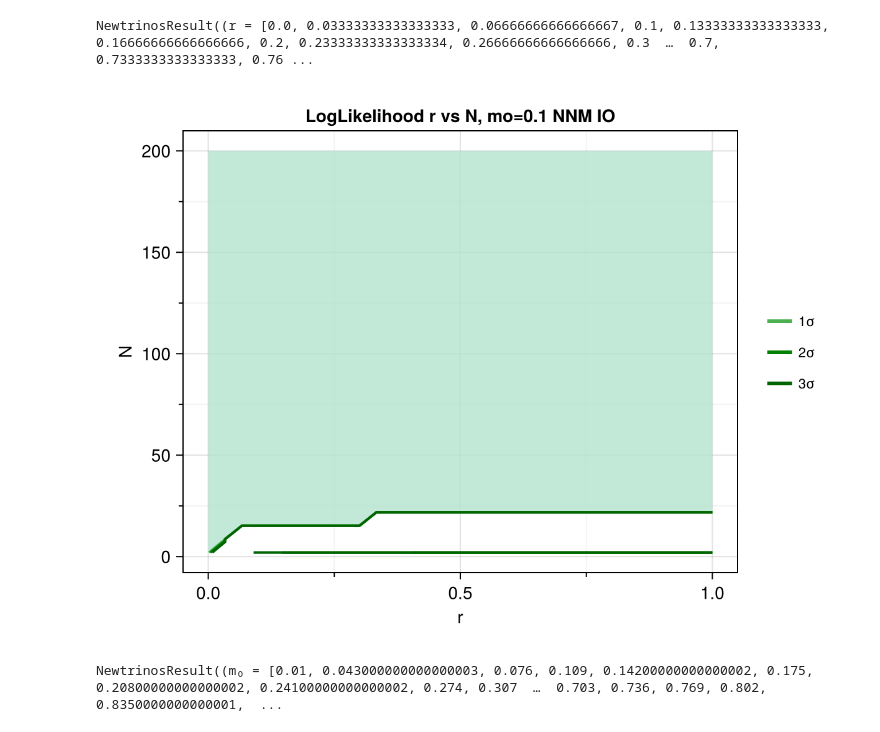
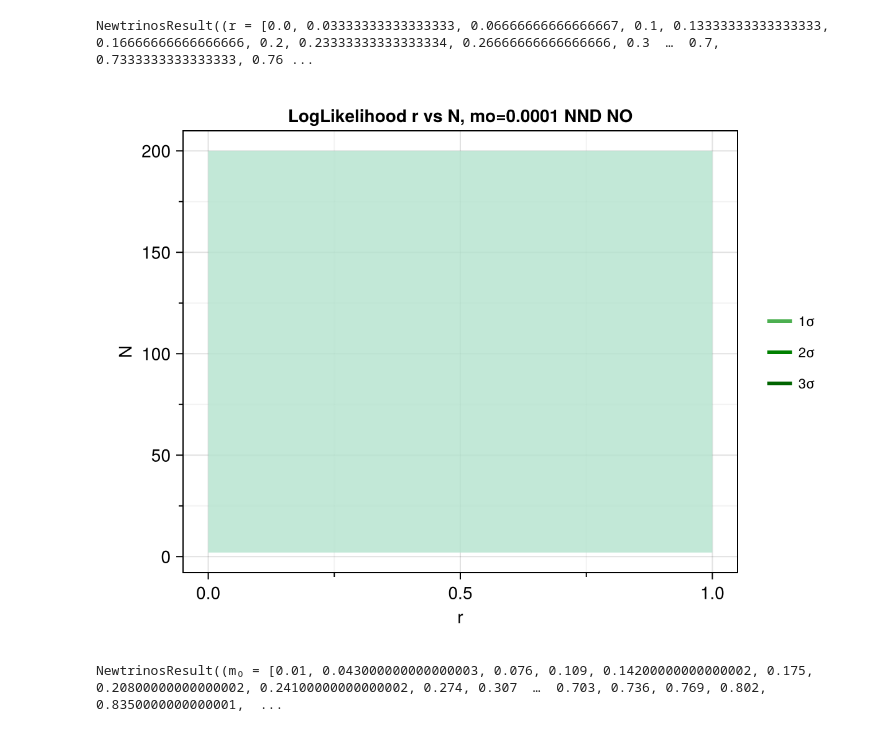
Before and after one commit to philippeller/Newtrinos.jl, a Jupyter notebook: src/experiments/katrin/katrin_final.ipynb, the cells around one changed output. Drawn from its saved outputs; the diff is of its cells as text; code cells hidden in the pictures.

```diff
--- a/src/experiments/katrin/katrin_final.ipynb
+++ b/src/experiments/katrin/katrin_final.ipynb
@@ -45,7 +45,7 @@ using Revise
 using Newtrinos
 
 osc_cfg = Newtrinos.osc.OscillationConfig(
-    flavour=Newtrinos.osc.NNM(),
+    flavour=Newtrinos.osc.NND(),
     propagation=Newtrinos.osc.Basic(),
     states=Newtrinos.osc.All(),
     interaction=Newtrinos.osc.SI()
@@ -111,7 +111,7 @@ save("/home/sofialon/Newtrinos.jl/plots_NP/katrin/katrin_rm0_NNM_IO_N=$N.png", i
 
 all_priors = Newtrinos.get_priors(experiments)
 
-m0=0.1
+m0=0.0001
 
 p= merge(par, (m₀ =m0,))
 
@@ -142,11 +142,11 @@ NewtrinosResult((r = [0.0, 0.03333333333333333, 0.06666666666666667, 0.1, 0.1333
 # %%
 #plot and save the image
 using CairoMakie
-img = CairoMakie.plot(result; title="LogLikelihood r vs N, mo=$m0 NNM IO", log=0, mass=0)
+img = CairoMakie.plot(result; title="LogLikelihood r vs N, mo=$m0 NND NO", log=0, mass=0)
 display("image/png", img)
-save("/home/sofialon/Newtrinos.jl/plots_NP/katrin/katrin_rN_NNM_IO_m0=$m0.png", img)
+save("/home/sofialon/Newtrinos.jl/plots_NP/katrin/katrin_rN_NND_NO_m0=$m0.png", img)
 # %% [output]
-[figure, old version]
+[figure, new version]
 # %%
 
 all_priors = Newtrinos.get_priors(experiments)
```
Also changed, not shown: parts of 8 cells of this notebook, 25 other files.
